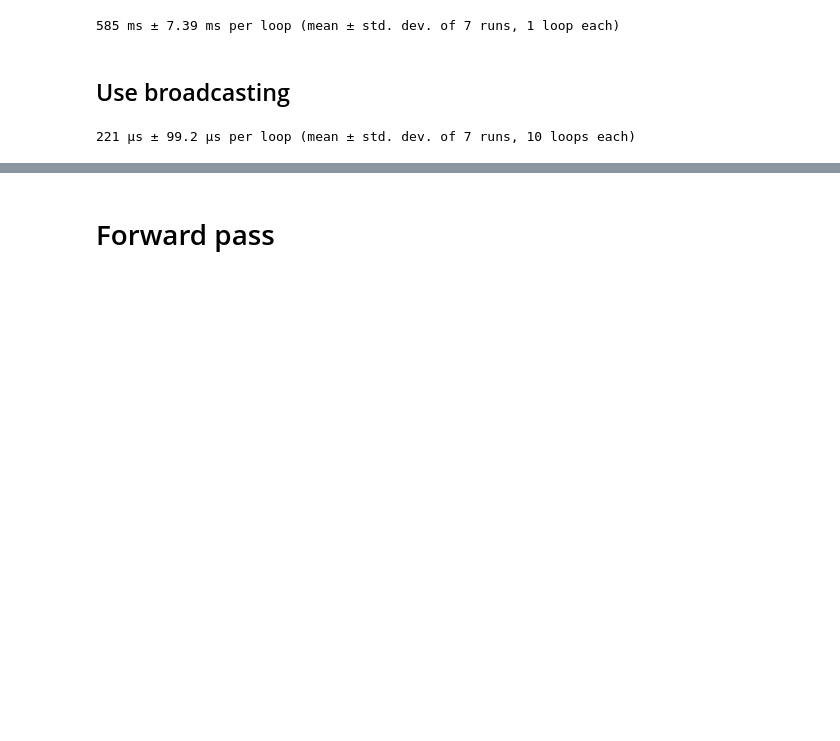
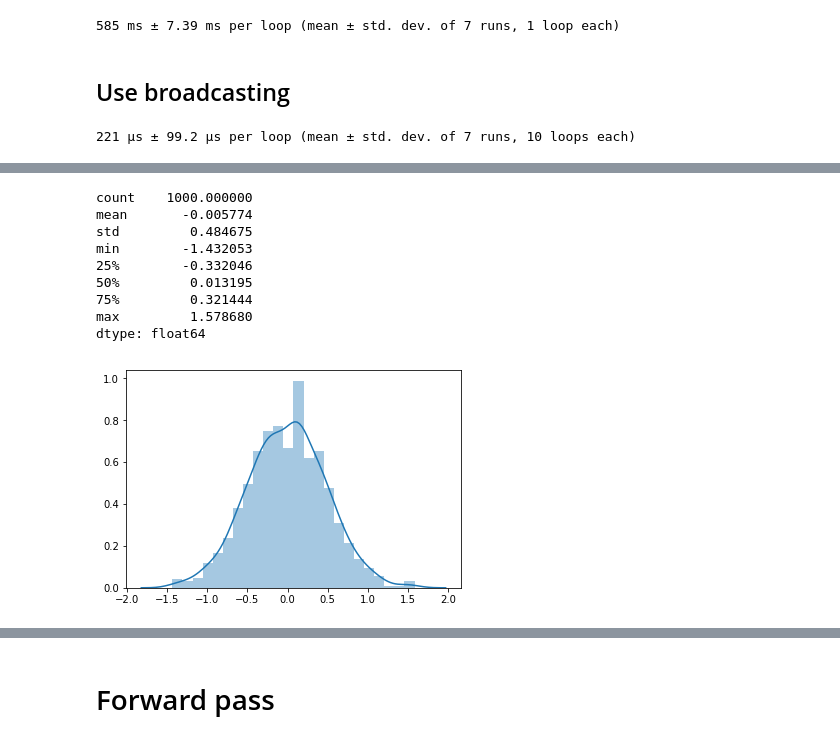
Before and after one commit to anhquan0412/fastai_v3p1, a Jupyter notebook: part_2/matmul.ipynb, the cells around one changed output, grey strips where cells are left out. Cells and saved outputs as stored; diff of their text form; code cells hidden in the pictures; blank space fills up the shorter version.

```diff
--- a/part_2/matmul.ipynb
+++ b/part_2/matmul.ipynb
@@ -160,0 +185,13 @@ test_near(matmul_bc(m1,m2),
+# %%
+sample_normal_dist(0,0.5)
+# %% [output]
+count    1000.000000
+mean       -0.005774
+std         0.484675
+min        -1.432053
+25%        -0.332046
+50%         0.013195
+75%         0.321444
+max         1.578680
+dtype: float64
+[figure, added]
```
Also changed, not shown: parts of 35 cells of this notebook.
